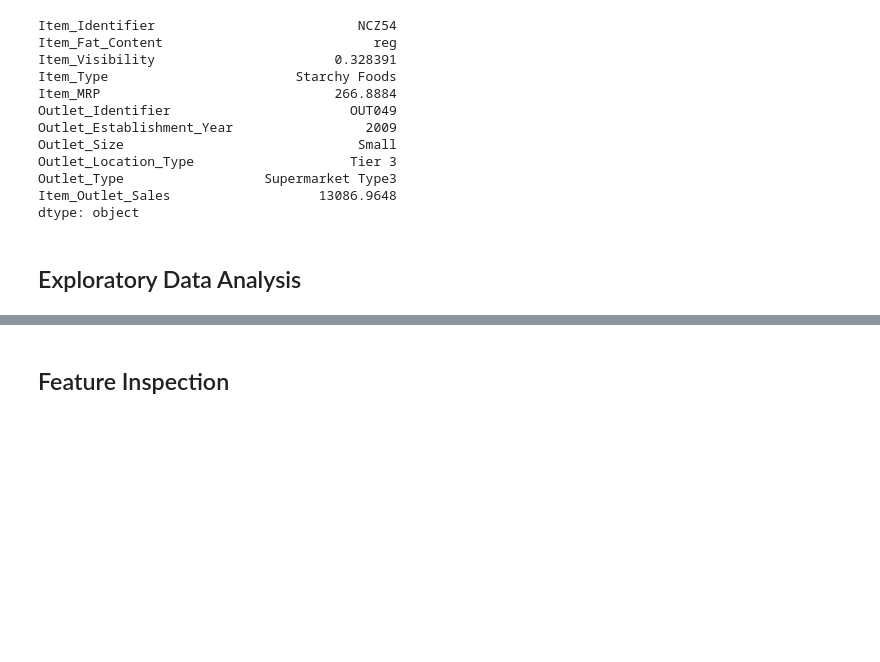
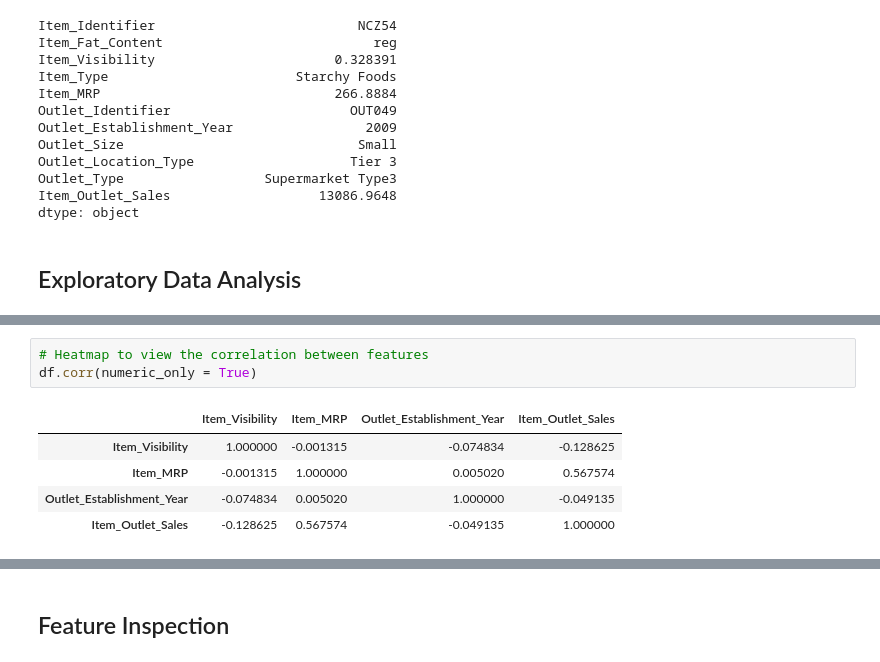
Before and after one commit to brittanymlassiter/Prediction-of-Product-Sales, a Jupyter notebook: Prediction_of_Product_Sales.ipynb, the cells around one changed output, grey strips where cells are left out. Drawn from its saved outputs; the diff is of its cells as text; blank space fills up the shorter version.

```diff
--- a/Prediction_of_Product_Sales.ipynb
+++ b/Prediction_of_Product_Sales.ipynb
@@ -268,0 +305,9 @@ dtype: object
+# %%
+# Heatmap to view the correlation between features
+df.corr(numeric_only = True)
+# %% [output]
+|  | Item_Visibility | Item_MRP | Outlet_Establishment_Year | Item_Outlet_Sales |
+| Item_Visibility | 1.000000 | -0.001315 | -0.074834 | -0.128625 |
+| Item_MRP | -0.001315 | 1.000000 | 0.005020 | 0.567574 |
+| Outlet_Establishment_Year | -0.074834 | 0.005020 | 1.000000 | -0.049135 |
+| Item_Outlet_Sales | -0.128625 | 0.567574 | -0.049135 | 1.000000 |
```
Also changed, not shown: parts of 4 cells of this notebook.
